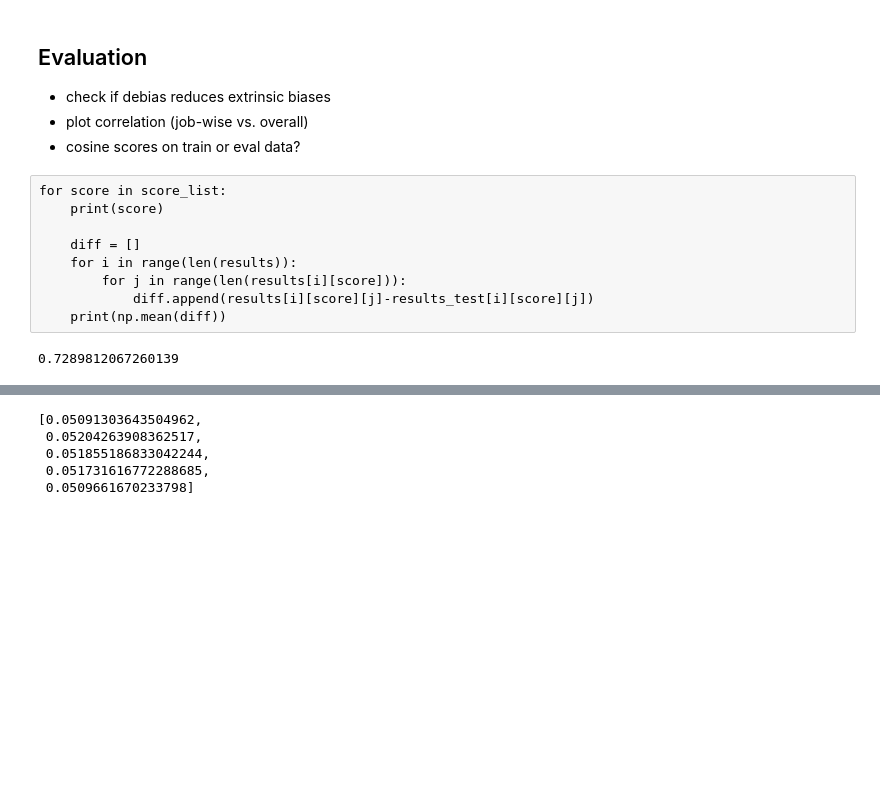
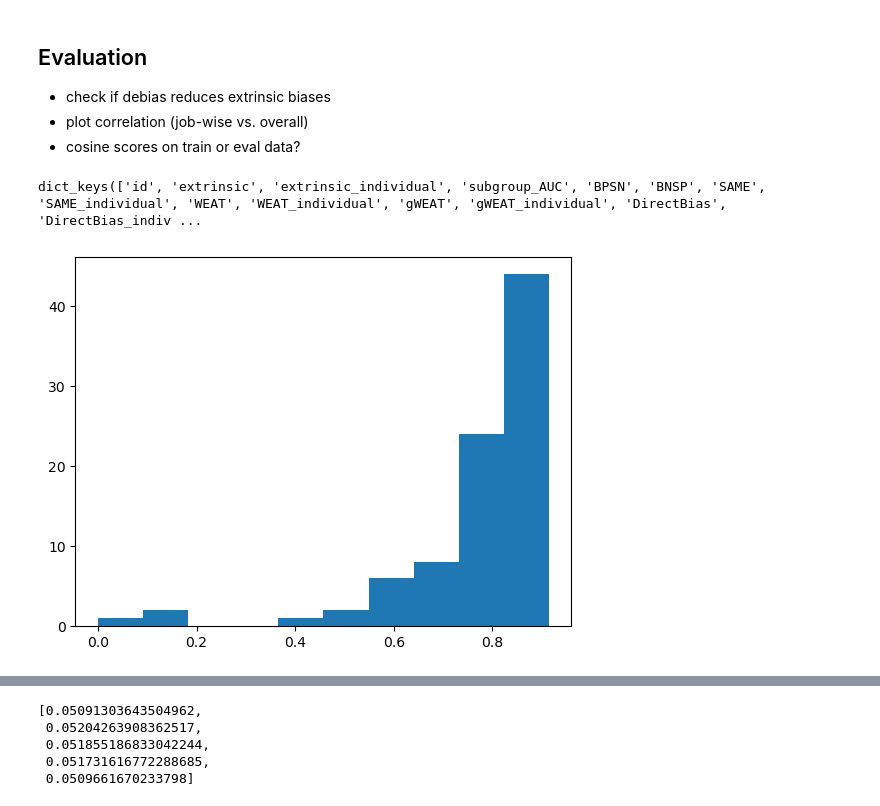
Before and after one commit to HammerLabML/PLMBiasMeasureBenchmark, a Jupyter notebook: bios.ipynb, the cells around one changed output, grey strips where cells are left out. Drawn from its saved outputs; the diff is of its cells as text; code cells hidden in the pictures; blank space fills up the shorter version.

```diff
--- a/bios.ipynb
+++ b/bios.ipynb
@@ -30,7 +30,7 @@ from utils import CLFHead, SimpleCLFHead, CustomModel, JigsawDataset, BiosDatase
 with open('data/protected_groups.json', 'r') as f:
     pg_config = json.load(f)
 
-with open('configs/bios_exp3.json', 'r') as f:
+with open('configs/bios_exp2.json', 'r') as f:
     exp_config = json.load(f)
 
 with open(exp_config['batch_size_lookup'], 'r') as f:
@@ -395,16 +188,14 @@ with open(save_file, 'rb') as handle:
     exp_parameters = res['params']
     results = res['results']
     #results_test = res['results_eval']
-# %% [raw]
-for score in score_list:
-    print(score)
-
-    diff = []
-    for i in range(len(results)):
-        for j in range(len(results[i][score])):
-            diff.append(results[i][score][j]-results_test[i][score][j])
-    print(np.mean(diff))
-# %%
-results[i]['recall']
-# %% [output]
-0.7289812067260139
+# %%
+results[0].keys()
+# %% [output]
+dict_keys(['id', 'extrinsic', 'extrinsic_individual', 'subgroup_AUC', 'BPSN', 'BNSP', 'SAME', 'SAME_individual', 'WEAT', 'WEAT_individual', 'gWEAT', 'gWEAT_individual', 'DirectBias', 'DirectBias_indiv ...
+# %%
+recalls = [res['recall'] for res in results]
+counts, bins = np.histogram(recalls)
+plt.hist(bins[:-1], bins, weights=counts)
+plt.show()
+# %% [output]
+[figure, added]
```
Also changed, not shown: parts of 24 cells of this notebook, 5 other files.
